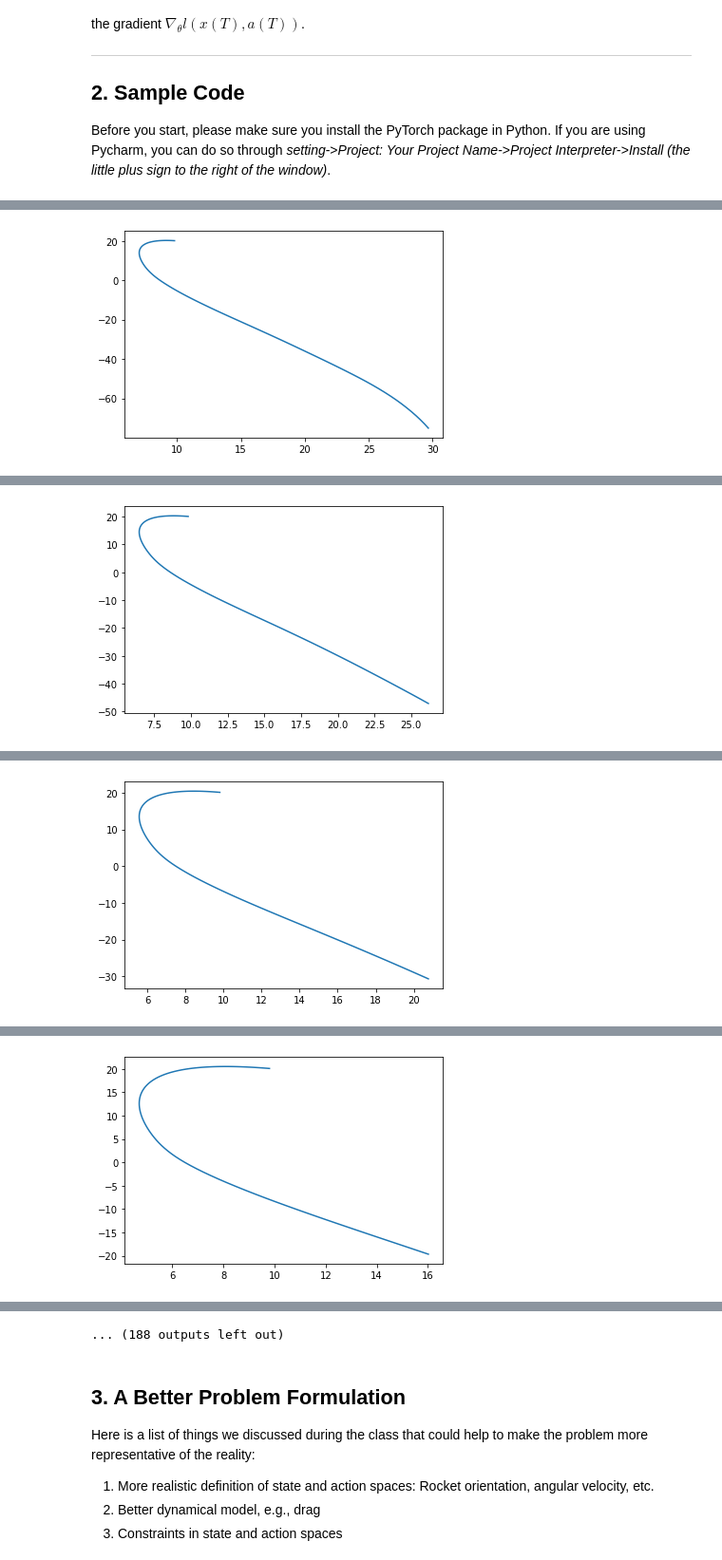
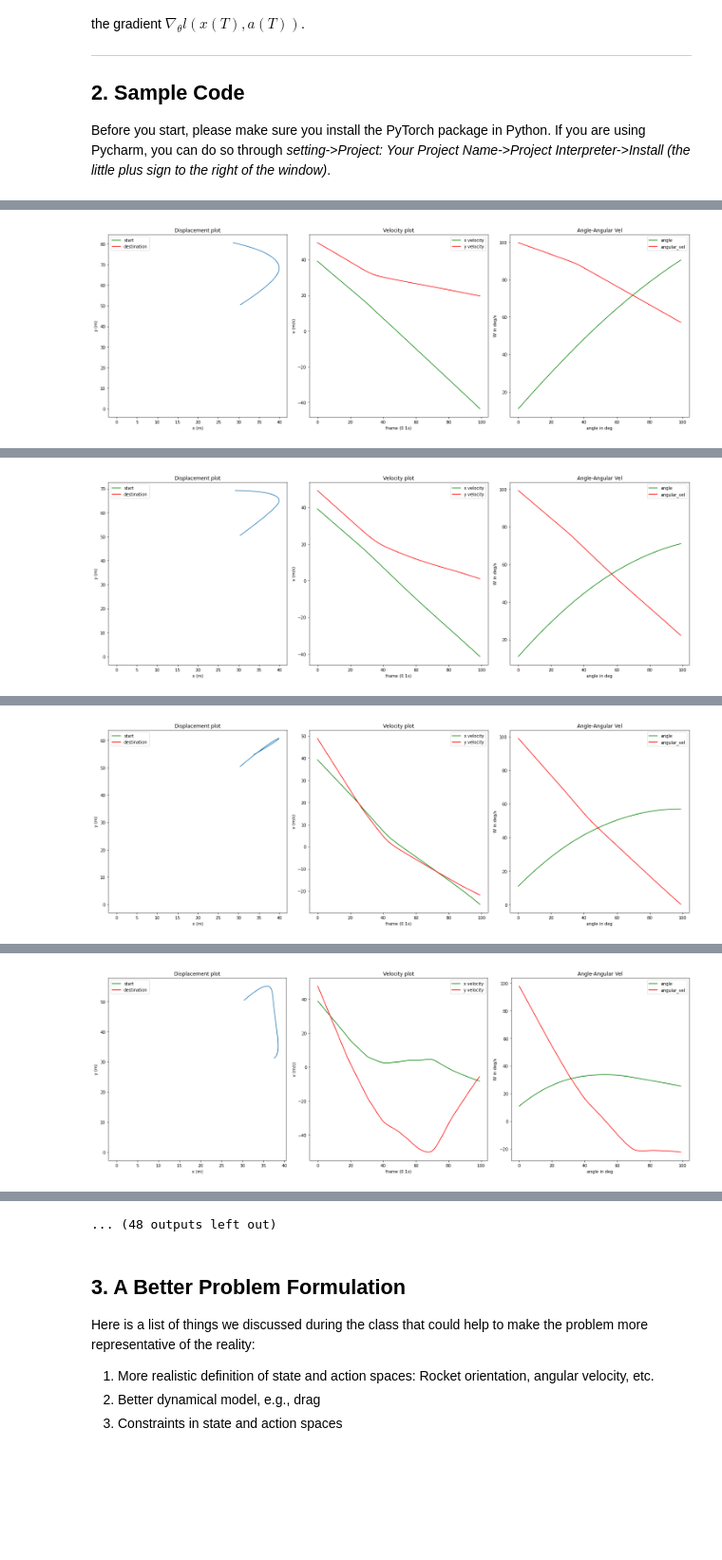
Before and after one commit to vkasturiasu/DesignOptimization2021Fall, a Jupyter notebook: Project 1 gradient based algorithms and differentiable programming.ipynb, the cells around one changed output, grey strips where cells are left out. Shown at 95% size. Drawn from its saved outputs; the diff is of its cells as text; code cells hidden in the pictures; blank space fills up the shorter version.

```diff
--- a/Project 1 gradient based algorithms and differentiable programming.ipynb
+++ b/Project 1 gradient based algorithms and differentiable programming.ipynb
@@ -95,27 +122,21 @@ class Dynamics(nn.Module):
         # Normally, we would do x[1] = x[1] + gravity * delta_time
         # but this is not allowed in PyTorch since it overwrites one variable (x[1]) that is part of the computational graph to be differentiated.
         # Therefore, I define a tensor dx = [0., gravity * delta_time], and do x = x + dx. This is allowed...
-        delta_state_gravity = -t.tensor([0.,0.,0., GRAVITY_ACCEL * FRAME_TIME])
+        delta_state_gravity = t.tensor([0.,0.,0., -GRAVITY_ACCEL * FRAME_TIME,0.,0.])
 
         # Thrust
         # Note: Same reason as above. Need a 2-by-1 tensor.
-
-        forcealongx= action[0]*2.0-1.0
-        forcealongy= action[1]
-
-        delta_state_x = BOOST_ACCEL * FRAME_TIME * t.tensor([0., 1.,0.,0.]) * forcealongx
-        delta_state_y = BOOST_ACCEL * FRAME_TIME * t.tensor([0., 0.,0.,1.]) * forcealongy
+        delta_state = (BOOST_ACCEL * FRAME_TIME * t.tensor([0., 0.,0.,1.,0.,0.]) * action[1]) +  (BOOST_ACCEL * FRAME_TIME * t.tensor([0., 0.,-1.,0.,0.,0.]) * action[0])+(350*FRAME_TIME*t.tensor([0.,0.,0.,0.,0.,1.])*action[2])
 
         # Update velocity
-
-        state = state + delta_state_x +delta_state_y+delta_state_gravity
+        state = state + delta_state + delta_state_gravity
 
         # Update state
         # Note: Same as above. Use operators on matrices/tensors as much as possible. Do not use element-wise operators as they are considered inplace.
-        step_mat = t.tensor([[1., FRAME_TIME,0.,0.],[0.,1.,0.,0.],[0.,0.,1.,FRAME_TIME],
-                            [0.,0.,0., 1.]])
+        step_mat = t.tensor([[1.,0., FRAME_TIME,0.,0.,0.],[0.,1.,0.,FRAME_TIME,0.,0.],[0.,0.,1.,0.,0.,0.],[0.,0.,0., 1.,0.,0.],[0.,0.,0.,0.,1.,FRAME_TIME],[0.,0.,0.,0.,0.,1.]])
         state = t.matmul(step_mat, state)
 
+        #print(action)
         return state
 # %%
 # a deterministic controller
@@ -139,9 +160,14 @@ class Controller(nn.Module):
             nn.Tanh(),
             nn.Linear(dim_hidden, dim_hidden),
             nn.Tanh(),
-            nn.Linear(dim_hidden, dim_output),
+            nn.Linear(dim_hidden, dim_hidden),
+            nn.Tanh(),
+            nn.Linear(dim_hidden,dim_hidden),
+            nn.Tanh(),
+            nn.Linear(dim_hidden,dim_hidden),
+
             # You can add more layers here
-            nn.Sigmoid()
+            nn.Tanh()
         )
 
     def forward(self, state):
@@ -176,11 +202,11 @@ class Simulation(nn.Module):
 
     @staticmethod
     def initialize_state():
-        state = [10., -2.0,20.0,1.0]  # TODO: need batch of initial states
+        state = [30., 50., 40.,50.,10,100]  # TODO: need batch of initial states
         return t.tensor(state, requires_grad=False).float()
 
     def error(self, state):
-        return state[0]**2 + state[1]**2+ state[2]**2+state[3]**2
+        return state[1]**2 + state[0]**2  + state[2]**2+state[3]**2+state[4]**2+state[5]**2
 # %%
 # set up the optimizer
 # Note:
@@ -222,12 +297,12 @@ class Optimize:
 # Now it's time to run the code!
 
 T = 100  # number of time steps
-dim_input = 4  # state space dimensions
+dim_input = 6  # state space dimensions
 dim_hidden = 10  # latent dimensions
-dim_output = 2  # action space dimensions
+dim_output = 3  # action space dimensions
 d = Dynamics()  # define dynamics
 c = Controller(dim_input, dim_hidden, dim_output)  # define controller
 s = Simulation(c, d, T)  # define simulation
 o = Optimize(s)  # define optimizer
-o.train(100)  # solve the optimization problem
+o.train(30)  # solve the optimization problem
 # %% [output]
@@ -235 +310 @@ o.train(100)  # solve the optimization problem
-[figure, old version]
+[figure, new version]
@@ -237 +312 @@ o.train(100)  # solve the optimization problem
-[figure, old version]
+[figure, new version]
@@ -239 +314 @@ o.train(100)  # solve the optimization problem
-[figure, old version]
+[figure, new version]
@@ -241 +316 @@ o.train(100)  # solve the optimization problem
-[figure, old version]
+[figure, new version]
@@ -246,4 +321,4 @@ o.train(100)  # solve the optimization problem
-... (188 outputs left out)
+... (48 outputs left out)
 # %% [markdown]
 ## 3. A Better Problem Formulation
 
```
Also changed, not shown: parts of 16 cells of this notebook.
